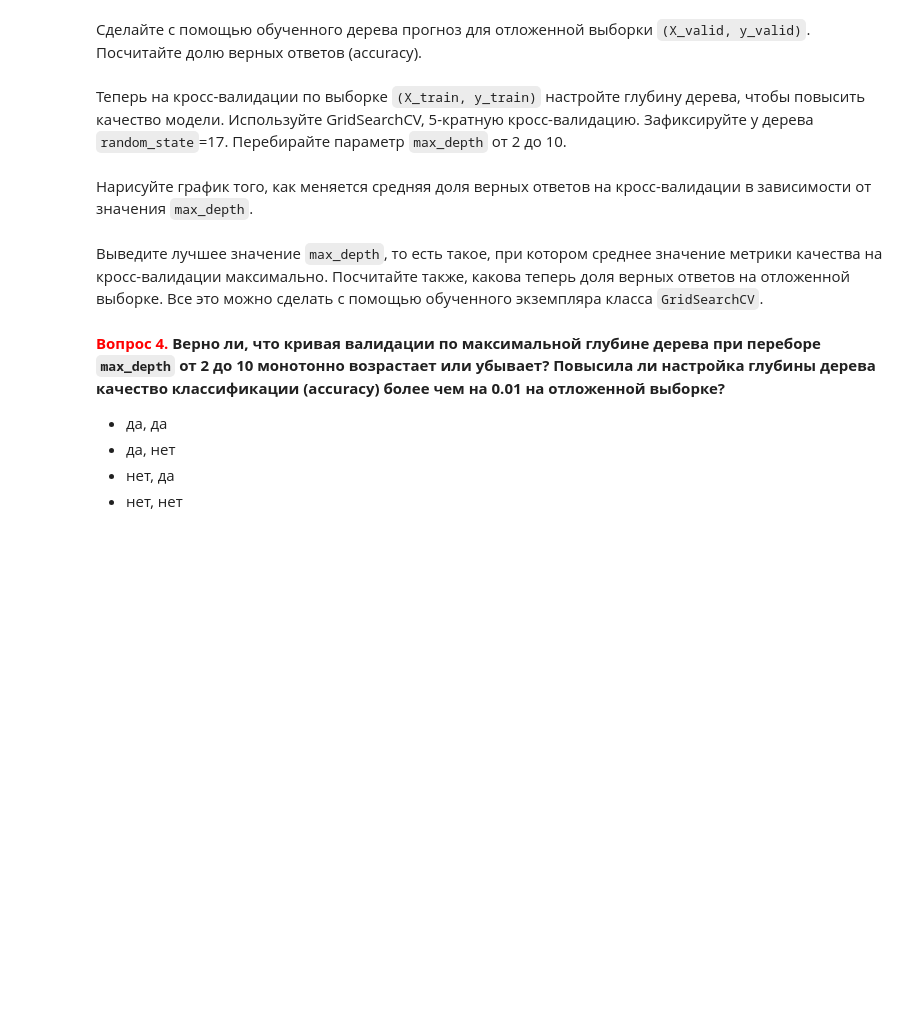
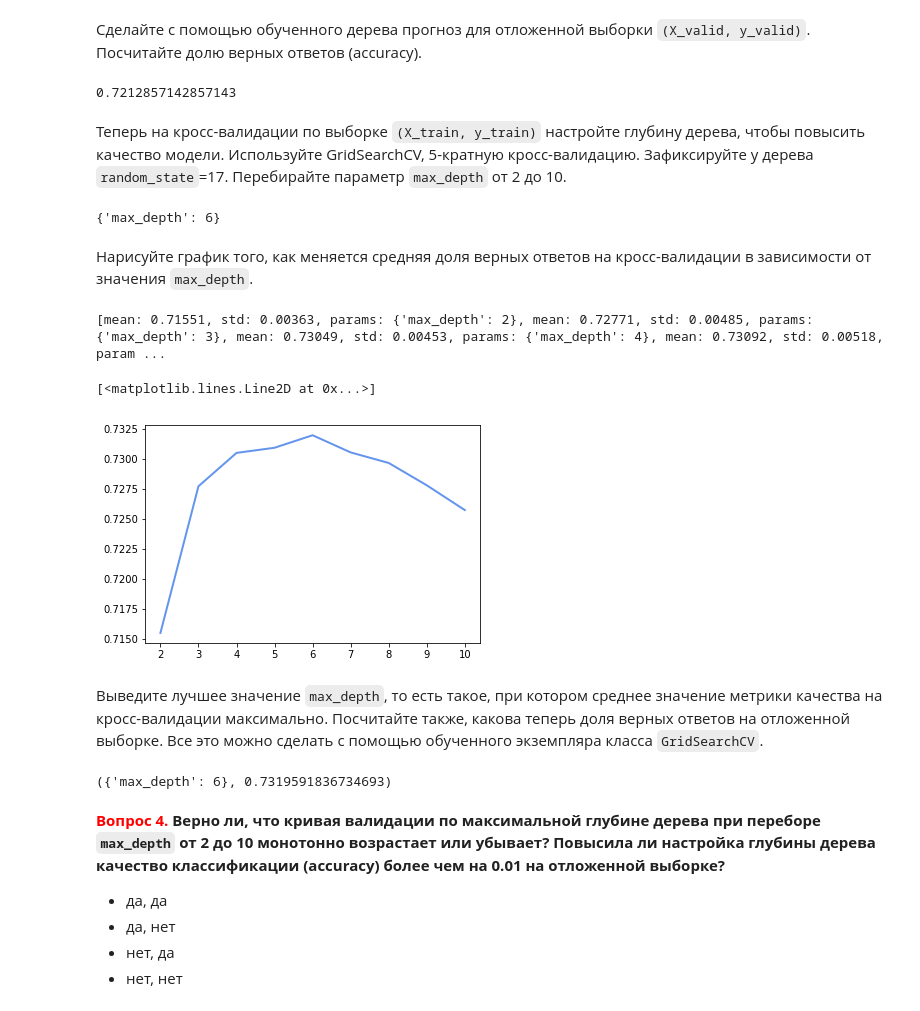
Before and after one commit to ditas/hw, a Jupyter notebook: jupyter_notebooks/homeworks/hw3_decision_trees.ipynb, the cells around one changed output. Drawn from its saved outputs; the diff is of its cells as text; code cells hidden in the pictures; blank space fills up the shorter version.

```diff
--- a/jupyter_notebooks/homeworks/hw3_decision_trees.ipynb
+++ b/jupyter_notebooks/homeworks/hw3_decision_trees.ipynb
@@ -247,8 +374,22 @@ Error: dot: can't open 'test.dot'
+# %%
+# Ваш код здесь
+y_predicted = clf.predict(X_valid)
+y_predicted[:10]
+
+score = accuracy_score(y_valid, y_predicted)
+print(score)
+# %% [output]
+0.7212857142857143
 # %% [markdown]
 Теперь на кросс-валидации по выборке  `(X_train, y_train)`  настройте глубину дерева, чтобы повысить качество модели. Используйте GridSearchCV, 5-кратную кросс-валидацию. Зафиксируйте у дерева `random_state`=17. Перебирайте параметр `max_depth` от 2 до 10.
 # %%
 tree_params = {'max_depth': list(range(2, 11))}
 
-tree_grid = GridSearchCV # Ваш код здесь
+tree_grid = GridSearchCV(DecisionTreeClassifier(random_state=17), tree_params, scoring='accuracy', cv=5)
+tree_grid.fit(X_train, y_train)
+
+tree_grid.best_params_
+# %% [output]
+{'max_depth': 6}
 # %% [markdown]
 Нарисуйте график того, как меняется средняя доля верных ответов на кросс-валидации в зависимости от значения `max_depth`.
@@ -257,7 +396,43 @@ tree_grid = GridSearchCV # Ваш код здесь
+# %%
+# Ваш код здесь
+
+# Неверно, т.к., я не использую cv, а GridSearchCV использует (разбивает данные на 5 кусков и в цикле, сдвигая их, использует)
+# score_arr = []
+# for i in range(2,11):
+#     clf_test = DecisionTreeClassifier(max_depth=i, random_state=17)
+#     clf_test.fit(X_train, y_train)
+#     y_predicted = clf_test.predict(X_valid)
+#     score = accuracy_score(y_valid, y_predicted)
+#     score_arr.append(score)
+
+# print(score_arr)
+
+# plt.plot(range(2,11), score_arr, color="cornflowerblue", label="max_depth=2", linewidth=2)
+
+# Верно
+x_arr = []
+y_arr = []
+a = tree_grid.grid_scores_
+for tup in a:
+# #     x_arr.append(tup[0])
+    y_arr.append(tup[1])
+
+# print(x_arr, y_arr)
+print(a)
+plt.plot(range(2,11), y_arr, color="cornflowerblue", label="max_depth=2", linewidth=2)
+# %% [output]
+[mean: 0.71551, std: 0.00363, params: {'max_depth': 2}, mean: 0.72771, std: 0.00485, params: {'max_depth': 3}, mean: 0.73049, std: 0.00453, params: {'max_depth': 4}, mean: 0.73092, std: 0.00518, param ...
+[<matplotlib.lines.Line2D at 0x...>]
+[figure, added]
 # %% [markdown]
 Выведите лучшее значение `max_depth`, то есть такое, при котором среднее значение метрики качества на кросс-валидации максимально. Посчитайте также, какова теперь доля верных ответов на отложенной выборке. Все это можно сделать с помощью обученного экземпляра класса `GridSearchCV`.
 # %%
 # Ваш код здесь
+tree_grid.best_params_, tree_grid.best_score_
+
+# Ответ 4: нет, да
+# %% [output]
+({'max_depth': 6}, 0.7319591836734693)
 # %% [markdown]
 **<font color='red'>Вопрос 4.</font> Верно ли, что кривая валидации по максимальной глубине дерева при переборе `max_depth` от 2 до 10 монотонно возрастает или убывает? Повысила ли настройка глубины дерева качество классификации (accuracy) более чем на 0.01 на отложенной выборке?**
 - да, да
```
Also changed, not shown: parts of 13 cells of this notebook, 1 other file.
